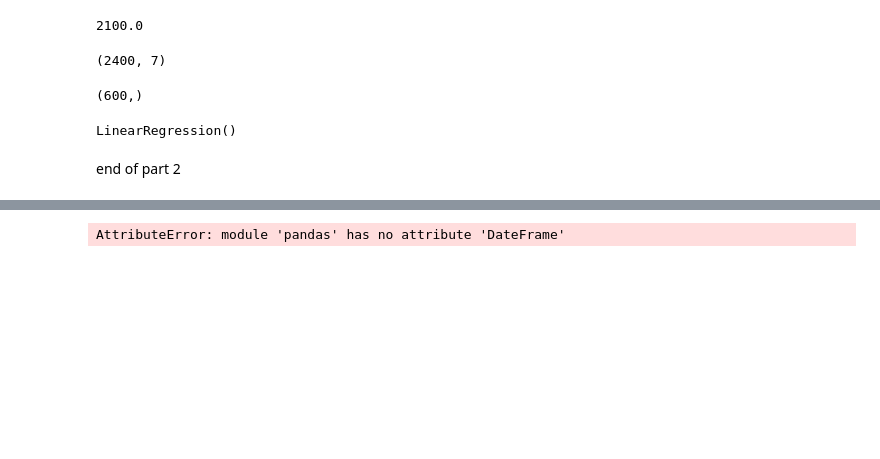
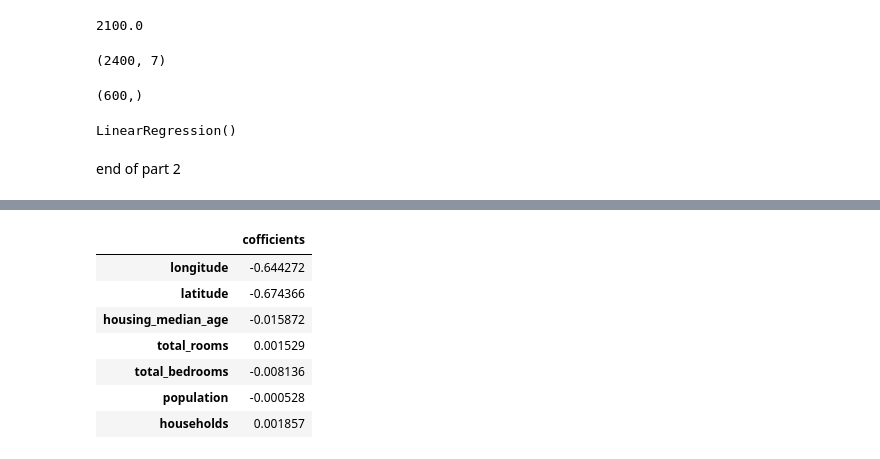
Before and after one commit to Borigam-sakshitha/AIML-2024-25, a Jupyter notebook: LAB_04.ipynb, the cells around one changed output, grey strips where cells are left out. Saved outputs shown, nothing was run; the diff lists cells and outputs as text; code cells hidden in the pictures; blank space fills up the shorter version.

```diff
--- a/LAB_04.ipynb
+++ b/LAB_04.ipynb
@@ -171,4 +167,12 @@ the co efficient term of linear model: [-6.44271731e-01 -6.74365566e-01 -1.58717
 # %%
-cdf=pd.DateFrame(data=lm.coef_,index=x_train.columns,columns=["coeffients"])
+cdf= pd.DataFrame(data=lm.coef_,index=x_train.columns,columns=["cofficients"])
+cdf
 # %% [output]
-AttributeError: module 'pandas' has no attribute 'DateFrame'
+|  | cofficients |
+| longitude | -0.644272 |
+| latitude | -0.674366 |
+| housing_median_age | -0.015872 |
+| total_rooms | 0.001529 |
+| total_bedrooms | -0.008136 |
+| population | -0.000528 |
+| households | 0.001857 |
```
Also changed, not shown: parts of 1 cell of this notebook.
